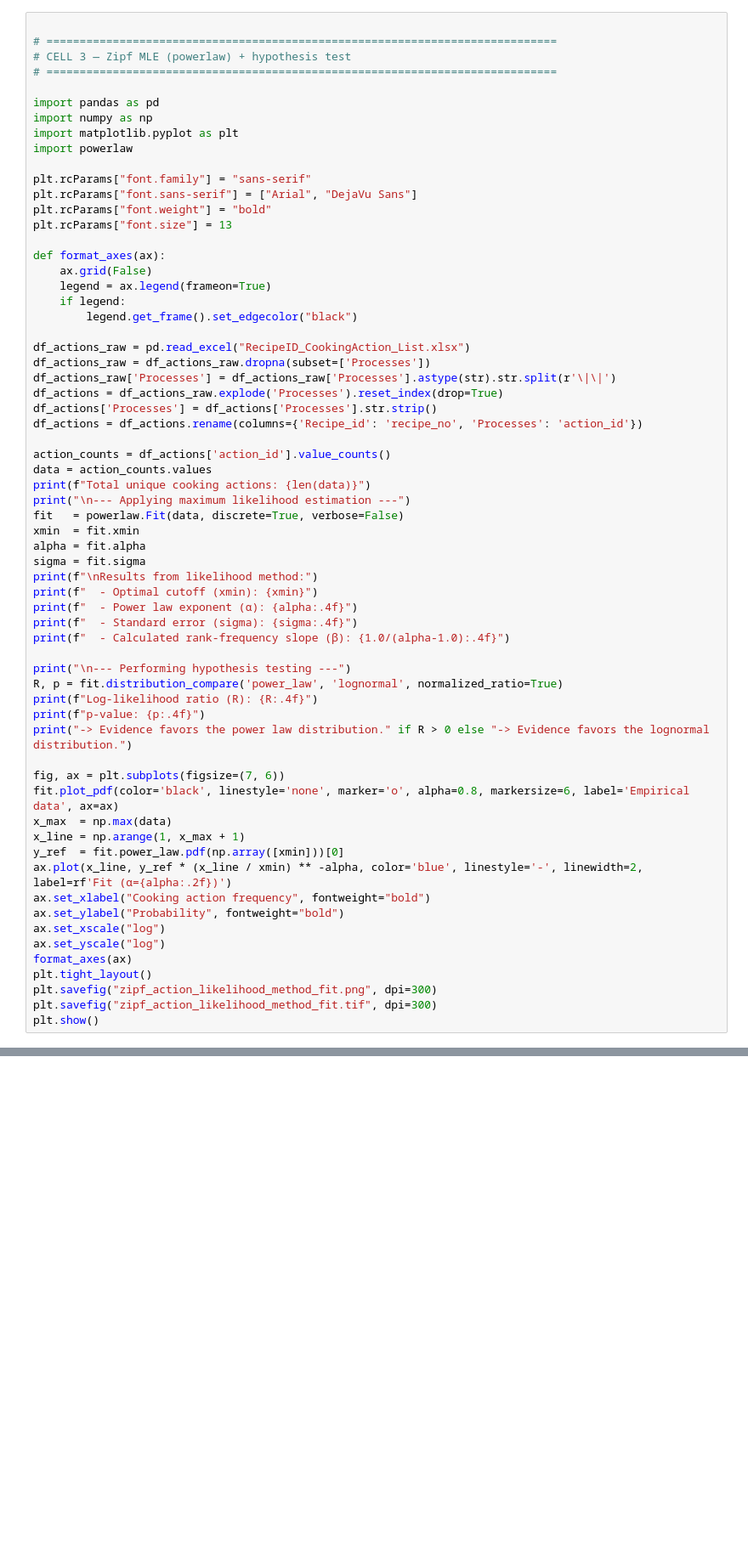
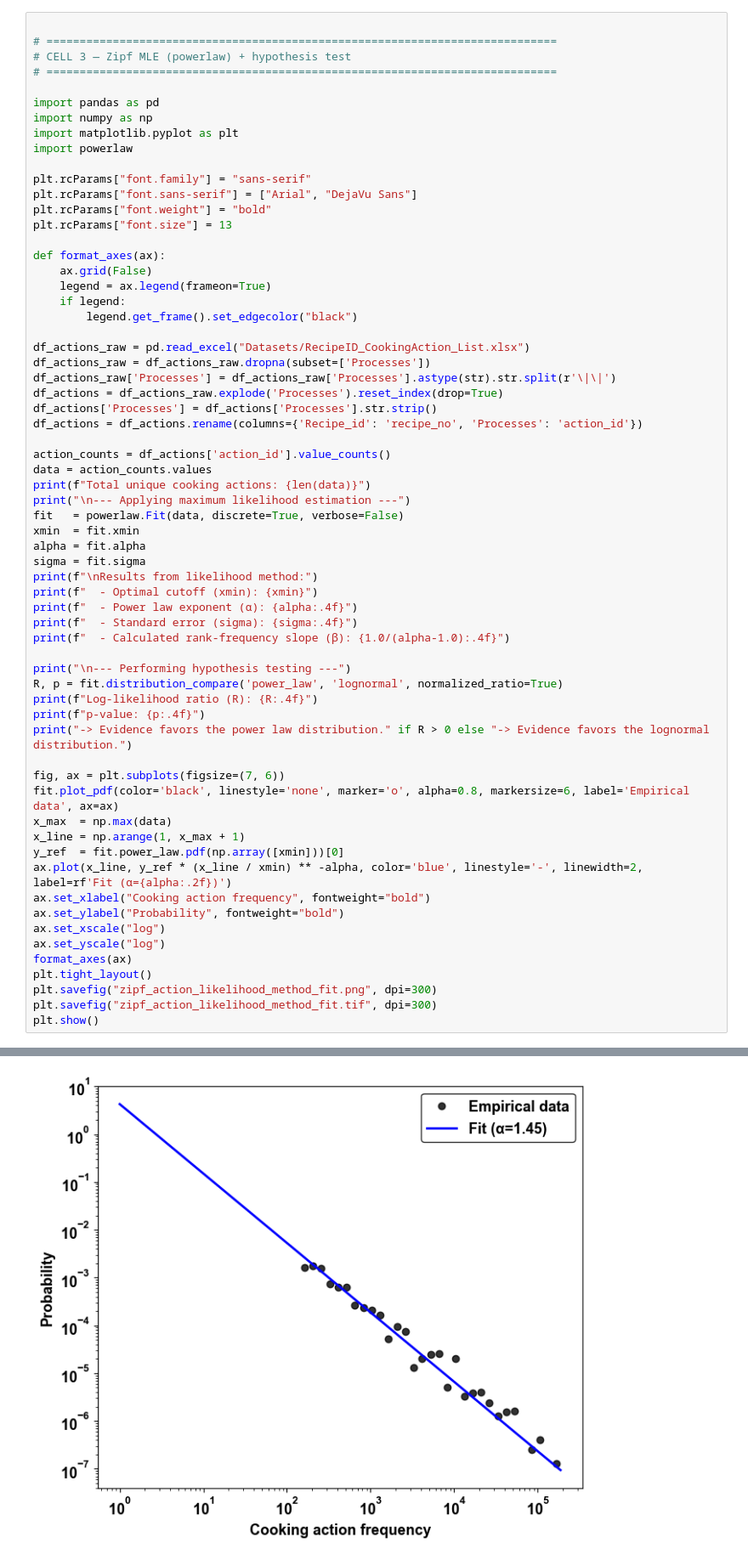
Before and after one commit to harsh23229/Universal-statistical-laws-governing-culinary-design, a Jupyter notebook: Cooking_Techniques_analysis.ipynb, the cells around one changed output, grey strips where cells are left out. Shown at 85% size. Saved outputs shown, nothing was run; the diff lists cells and outputs as text; blank space fills up the shorter version.

```diff
--- a/Cooking_Techniques_analysis.ipynb
+++ b/Cooking_Techniques_analysis.ipynb
@@ -277,7 +338,7 @@ def format_axes(ax):
     if legend:
         legend.get_frame().set_edgecolor("black")
 
-df_actions_raw = pd.read_excel("RecipeID_CookingAction_List.xlsx")
+df_actions_raw = pd.read_excel("Datasets/RecipeID_CookingAction_List.xlsx")
 df_actions_raw = df_actions_raw.dropna(subset=['Processes'])
 df_actions_raw['Processes'] = df_actions_raw['Processes'].astype(str).str.split(r'\|\|')
 df_actions = df_actions_raw.explode('Processes').reset_index(drop=True)
@@ -319,3 +380,4 @@ plt.tight_layout()
 plt.savefig("zipf_action_likelihood_method_fit.png", dpi=300)
 plt.savefig("zipf_action_likelihood_method_fit.tif", dpi=300)
 plt.show()
+# %% [output]
@@ -322,3 +398,4 @@ plt.show()
+[figure, added]
 # %%
 
 
```
Also changed, not shown: parts of 14 cells of this notebook, 2 other files.
